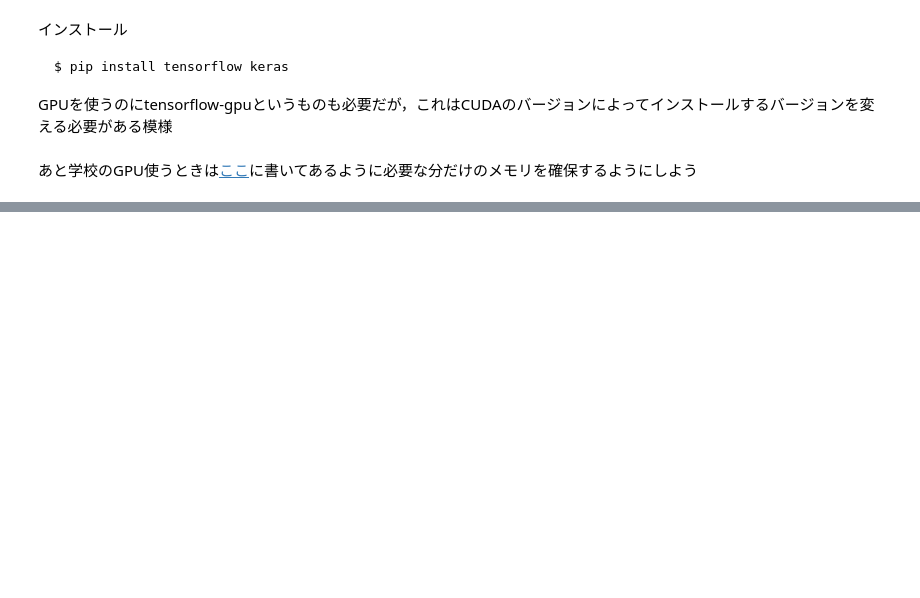
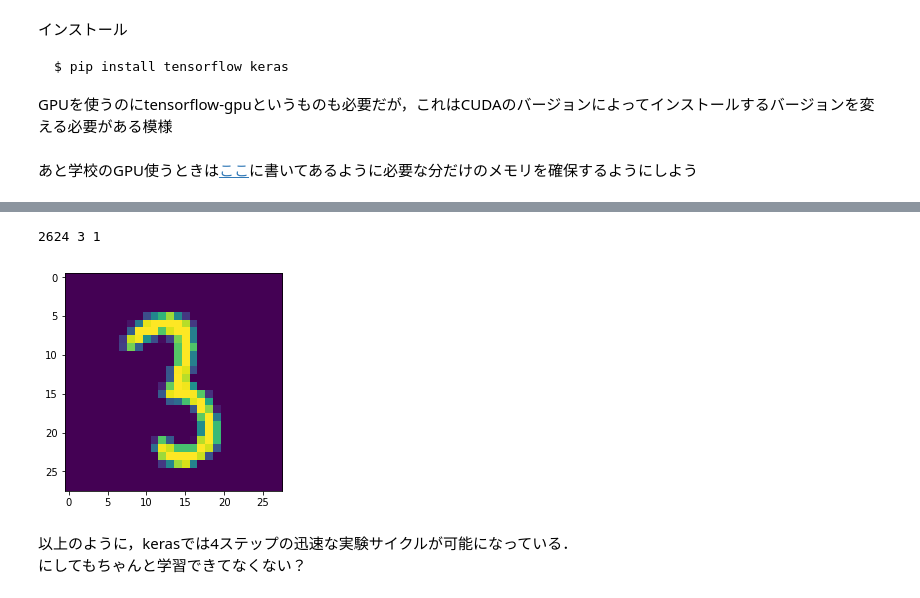
Before and after one commit to fuurin/dlgo, a Jupyter notebook: 6章 囲碁のためのNNの設計.ipynb, the cells around one changed output, grey strips where cells are left out. Saved outputs shown, nothing was run; the diff lists cells and outputs as text; code cells hidden in the pictures; blank space fills up the shorter version.

```diff
--- a/6章 囲碁のためのNNの設計.ipynb
+++ b/6章 囲碁のためのNNの設計.ipynb
@@ -125,0 +146,15 @@ GPUを使うのにtensorflow-gpuというものも必要だが，これはCUDA
+# %%
+# MNISTデータの読み込み
+(x_train, y_train), (x_test, y_test) = mnist.load_data()
+
+# flatten
+x_train = x_train.reshape(60000, 784)
+x_test = x_test.reshape(10000, 784)
+
+# floatにして正規化
+x_train = x_train.astype('float32') / 255
+x_test = x_test.astype('float32') / 255
+
+# ラベルはto_categoricalによってone-hotベクトル化する
+y_train = keras.utils.to_categorical(y_train, 10)
+y_test = keras.utils.to_categorical(y_test, 10)
@@ -125,0 +166,6 @@ GPUを使うのにtensorflow-gpuというものも必要だが，これはCUDA
+# %%
+model = Sequential()
+model.add(Dense(392, activation='sigmoid', input_shape=(784,)))
+model.add(Dense(196, activation='sigmoid'))
+model.add(Dense(10, activation='sigmoid'))
+model.summary()
@@ -125,0 +192,6 @@ GPUを使うのにtensorflow-gpuというものも必要だが，これはCUDA
+# %%
+model.compile(
+        loss='mean_squared_error',
+        optimizer='sgd',
+        metrics=['accuracy']
+)
@@ -125,0 +201,6 @@ GPUを使うのにtensorflow-gpuというものも必要だが，これはCUDA
+# %%
+model.fit(x_train, y_train, batch_size=128, epochs=20)
+clear_output()
+score = model.evaluate(x_test, y_test)
+print('Test loss:', score[0])
+print('Test accuracy:', score[1])
@@ -125,0 +214,11 @@ GPUを使うのにtensorflow-gpuというものも必要だが，これはCUDA
+# %%
+i = np.random.randint(len(x_test))
+pred = model.predict(np.array([x_test[i]]))
+plt.imshow(x_test[i].reshape((28, 28)))
+print(i, np.argmax(y_test[i]), np.argmax(pred))
+# %% [output]
+2624 3 1
+[figure, added]
+# %% [markdown]
+以上のように，kerasでは4ステップの迅速な実験サイクルが可能になっている．
+にしてもちゃんと学習できてなくない？
```
Also changed, not shown: parts of 43 cells of this notebook.
